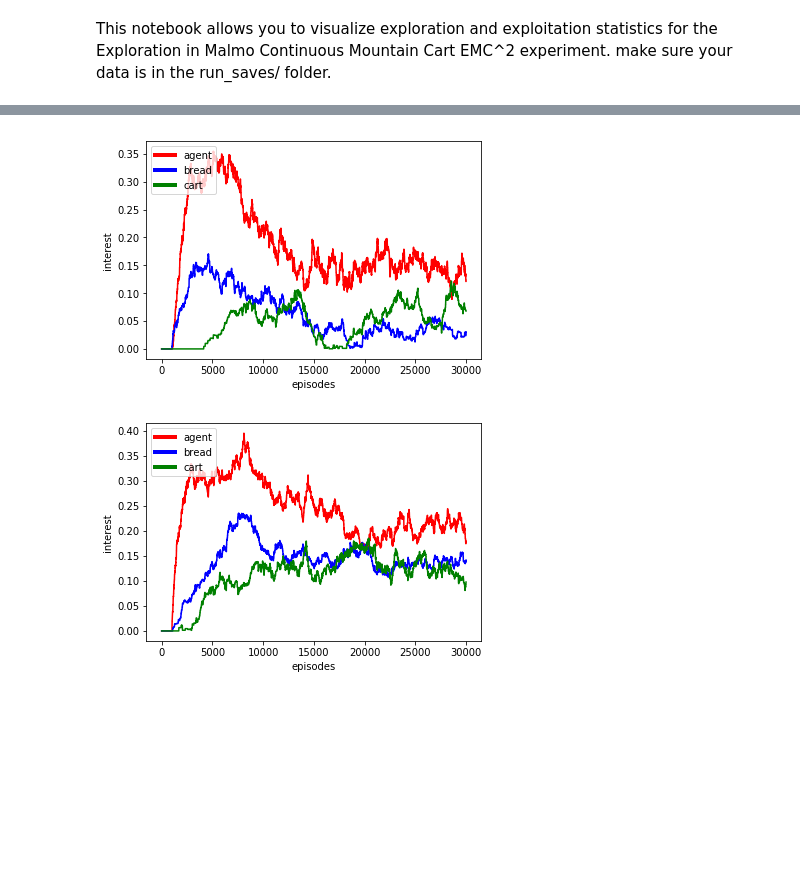
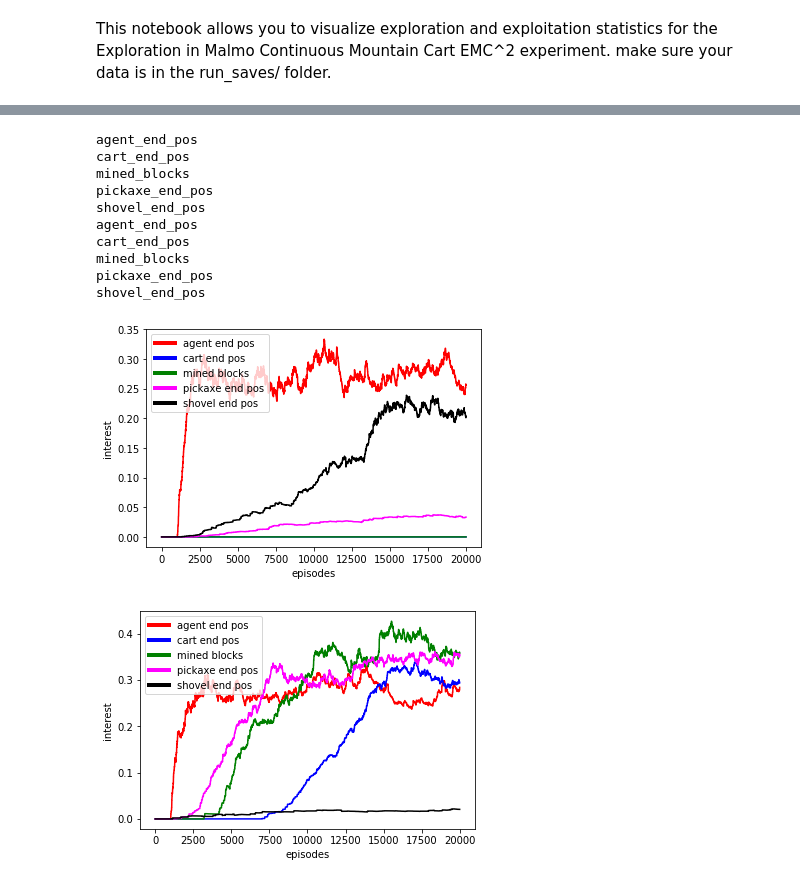
Before and after one commit to rPortelas/malmo_mountain_cart, a Jupyter notebook: data_visualization_emmc.ipynb, the cells around one changed output, grey strips where cells are left out. Cells and saved outputs as stored; diff of their text form; code cells hidden in the pictures; blank space fills up the shorter version.

```diff
--- a/data_visualization_emmc.ipynb
+++ b/data_visualization_emmc.ipynb
@@ -30,16 +50,14 @@ for filename in model_filenames:
 # %%
 # Visualization of cart and agent final pos reached on 1 run
 for m_name, m_id in zip(model_full_names,model_filenames):
-    b_k = saves[m_id][0]
+    b_k = saves[m_id][1]
+    print(b_k['parameters']['model_type'])
     print(m_name)
     #for i in range(nb_runs):
     #b_k = saves[m_id][i]
-    print(b_k['end_agent_x'][:10])
-    plot_agent_pos_exploration(1, b_k['end_pickaxe_x'],
-                                   b_k['end_pickaxe_z'],
+    #print(b_k['end_agent_x'][:10])
+    plot_agent_pos_exploration(1, b_k['end_agent_x'],
+                                   b_k['end_agent_z'],
                                    b_k['end_cart_x'])
-    if m_id == 'new_fmb':
-        print('zzz')
-        #plt.savefig("cov_"+m_name+".pdf", bbox_inches='tight')
     plt.show()
 # %% [output]
@@ -232,15 +305,15 @@ def plot_with_std(x,y,err,color,shade_color,label,y_min,y_max):
         plt.ylim(ymin=y_min,ymax=y_max)
 
 
-labels = ['SGS','F-RGB','RMB','AMB']
+labels = ['RND','F-RGB','RMB','AMB']
 shades_colors = ['lightsalmon','skyblue','lightgreen','violet']
 print("agent exploration")
-x = np.arange(0,10100,100)
+x = np.arange(0,nb_episodes+100,100)
 for i in range(nb_models):
     print(std_a_explo[i,-1])
     y = mean_a_explo[i,:]
     err = std_a_explo[i,:]
-    plot_with_std(x,y,err,colors[i],shades_colors[i],labels[i],0,30)
+    plot_with_std(x,y,err,colors[i],shades_colors[i],labels[i],0,100)
 #plt.savefig("dist_agent_pos_expl.pdf", bbox_inches='tight')
 plt.show()
 
@@ -257,7 +330,7 @@ plt.show()
 for i in range(nb_models):
     y = mean_b_explo[i,:]
     err = std_b_explo[i,:]
-    plot_with_std(x,y,err,colors[i],shades_colors[i],labels[i],0,60)
+    plot_with_std(x,y,err,colors[i],shades_colors[i],labels[i],0,100)
 #plt.savefig("dist_bread_pos_expl.pdf", bbox_inches='tight')
 plt.show()
 #plt.plot(mean_a_explo, color='red', label=m_name.replace('_',' '))
@@ -280,14 +357,41 @@ cart
 # %%
+def plot_interests(fig_id,interest_dict, legend=True, labels=None):
+    colors = ['red','blue','green','magenta','black','cyan','orange']
+    plt.figure(fig_id)
+    for i,(name,interests) in enumerate(sorted(interest_dict.items())):
+        print(name)
+        if labels is not None:
+            plt.plot(interests, color=colors[i], label=labels[i],linewidth=1.5)
+        else:
+            plt.plot(interests, color=colors[i], label=name.replace('_',' '),linewidth=1.5)
+    plt.xlabel('episodes')
+    plt.ylabel('interest')
+    if legend:
+        leg = plt.legend(loc='upper left')
+        for legobj in leg.legendHandles:
+            legobj.set_linewidth(4.0)
+
 short_labels = ['agent','bread','cart','distr 1','distr 2','distr 3', 'distr 4']
 
 # Plot interest curves:
+
 for i in range(nb_runs):
     ints = saves[model_filenames[3]][i]['interests']
-    plot_interests(i, ints,legend=True,labels=short_labels)
+    plot_interests(i, ints,legend=True,labels=None)
     #plt.savefig("d_legends_interests_"+str(i)+".pdf", bbox_inches='tight')
 # %% [output]
+agent_end_pos
+cart_end_pos
+mined_blocks
+pickaxe_end_pos
+shovel_end_pos
+agent_end_pos
+cart_end_pos
+mined_blocks
+pickaxe_end_pos
+shovel_end_pos
-[figure, old version]
+[figure, new version]
-[figure, old version]
+[figure, new version]
 # %%
 # get interest curves names:
 labels_2 = [s.replace('_',' ') for s in np.unique(saves[model_filenames[3]][0]['choosen_modules'])]
```
Also changed, not shown: parts of 7 cells of this notebook, 2 other files.
